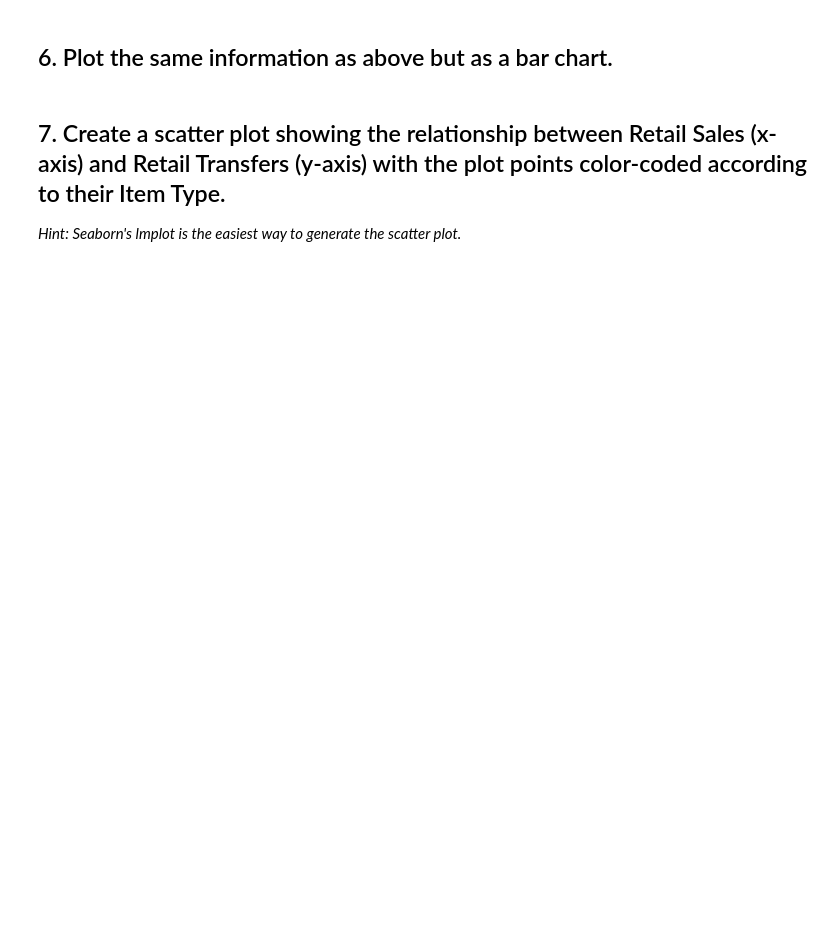
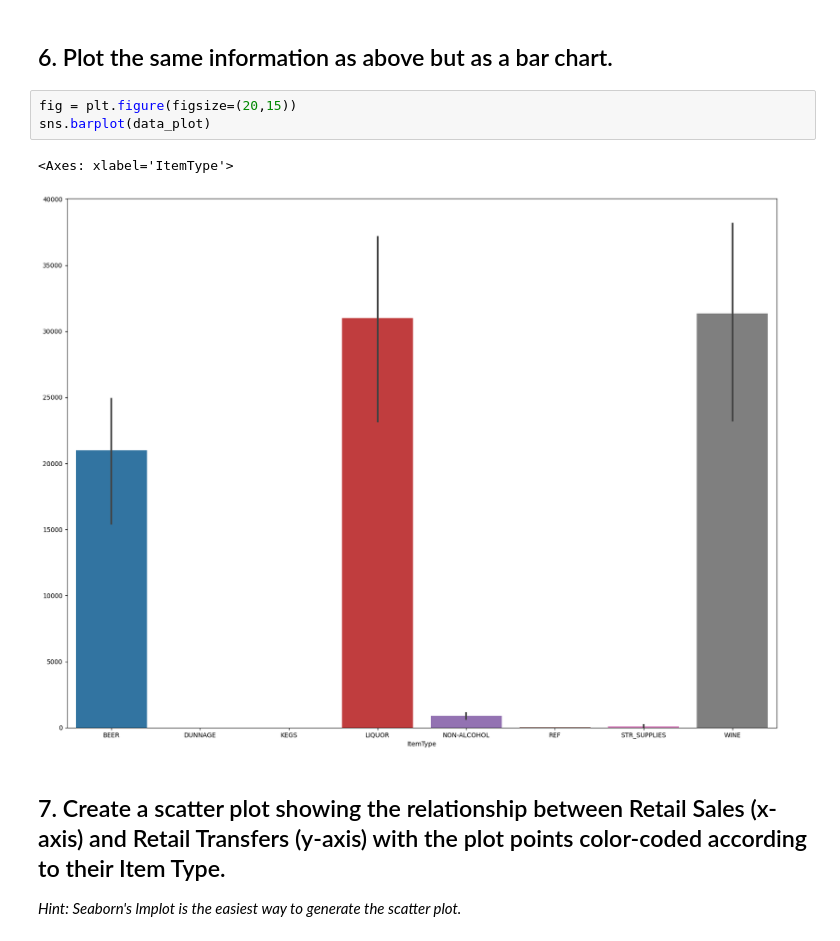
Before and after one commit to Dogmael/DAFT_0307, a Jupyter notebook: module_2/Lab_2_ Plotting-Multiple-Data-Series/main.ipynb, the cells around one changed output. Drawn from its saved outputs; the diff is of its cells as text; blank space fills up the shorter version.

```diff
--- a/module_2/Lab_2_ Plotting-Multiple-Data-Series/main.ipynb
+++ b/module_2/Lab_2_ Plotting-Multiple-Data-Series/main.ipynb
@@ -84,5 +184,11 @@ data_plot[["Supplier","TotalSales"]].groupby('Supplier').sum()
 # %% [markdown]
 ## 6. Plot the same information as above but as a bar chart.
+# %%
+fig = plt.figure(figsize=(20,15))
+sns.barplot(data_plot)
+# %% [output]
+<Axes: xlabel='ItemType'>
+[figure, added]
 # %% [markdown]
 ## 7. Create a scatter plot showing the relationship between Retail Sales (x-axis) and Retail Transfers (y-axis) with the plot points color-coded according to their Item Type.
 
```
Also changed, not shown: parts of 16 cells of this notebook, 1 other file.
